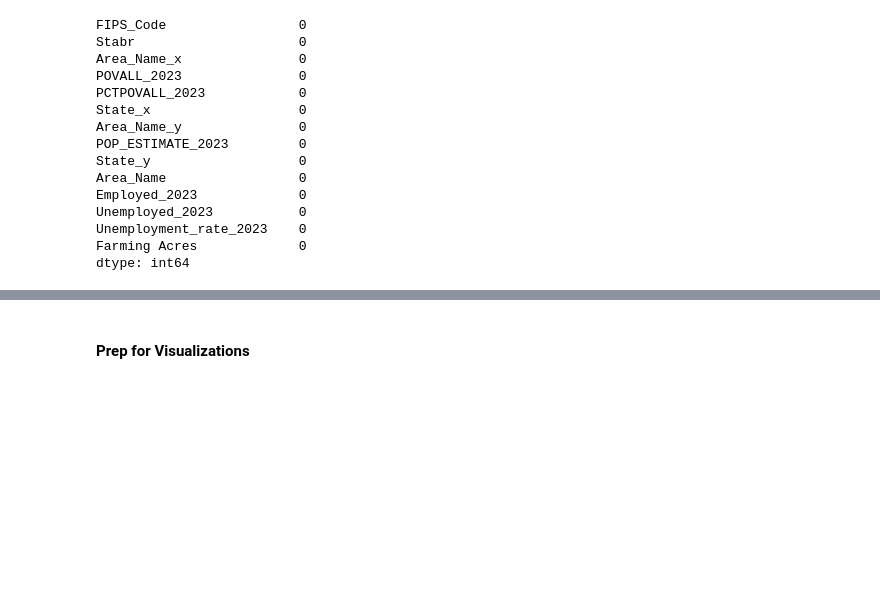
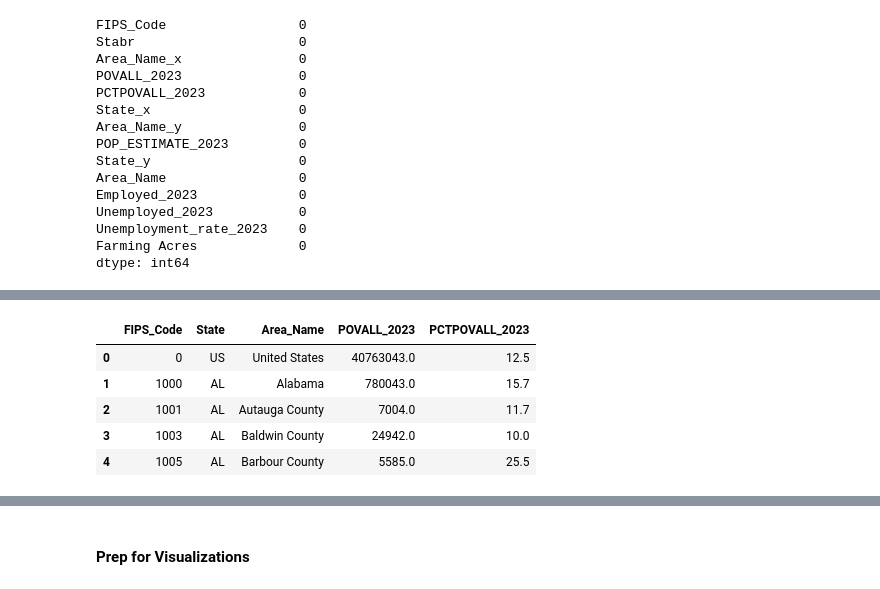
Before and after one commit to reppenp/Capstone_Project_Agri_Influence, a Jupyter notebook: workbook/agri_influence.ipynb, the cells around one changed output, grey strips where cells are left out. Cells and saved outputs as stored; diff of their text form; code cells hidden in the pictures; blank space fills up the shorter version.

```diff
--- a/workbook/agri_influence.ipynb
+++ b/workbook/agri_influence.ipynb
@@ -657,0 +521,12 @@ dtype: object
+# %%
+# Rename Columns & Change Data Types
+
+crop_df.rename({'Planted and Failed Acres': 'Farming Acres'}, axis=1, inplace=True)
+crop_df = crop_df.astype({"Farming Acres": "int64"})
+crop_df = crop_df.reset_index()
+crop_df.rename({'State County Code': 'FIPS_Code'}, axis=1, inplace=True)
+crop_df.rename({'County': 'Area_Name'}, axis=1, inplace=True)
+
+pop_df.rename({'FIPStxt': 'FIPS_Code'}, axis=1, inplace=True)
+
+poverty_df.rename({'Stabr': 'State'}, axis=1, inplace=True)
@@ -657,0 +618,9 @@ dtype: object
+# %%
+poverty_df.head(5)
+# %% [output]
+|  | FIPS_Code | State | Area_Name | POVALL_2023 | PCTPOVALL_2023 |
+| 0 | 0 | US | United States | 40763043.0 | 12.5 |
+| 1 | 1000 | AL | Alabama | 780043.0 | 15.7 |
+| 2 | 1001 | AL | Autauga County | 7004.0 | 11.7 |
+| 3 | 1003 | AL | Baldwin County | 24942.0 | 10.0 |
+| 4 | 1005 | AL | Barbour County | 5585.0 | 25.5 |
```
Also changed, not shown: parts of 32 cells of this notebook, 1 other file.
